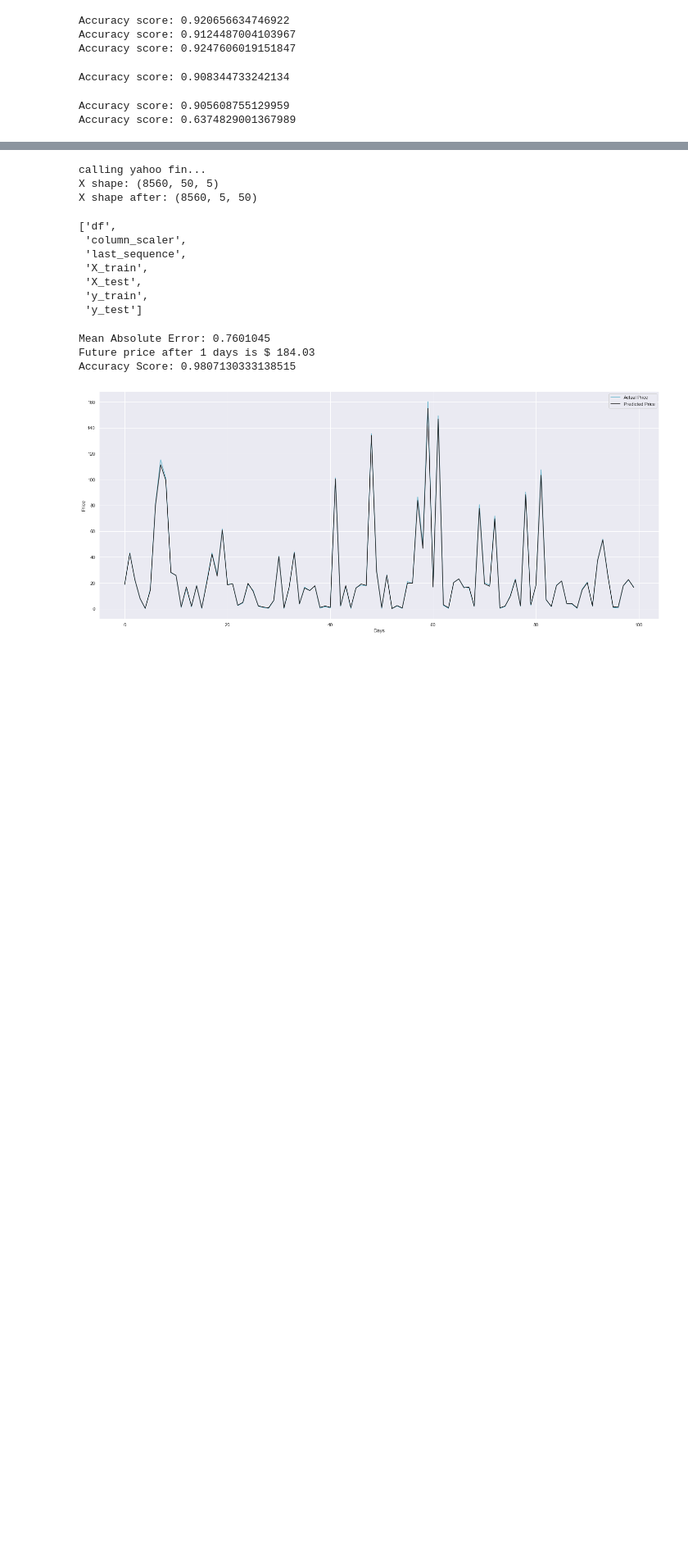
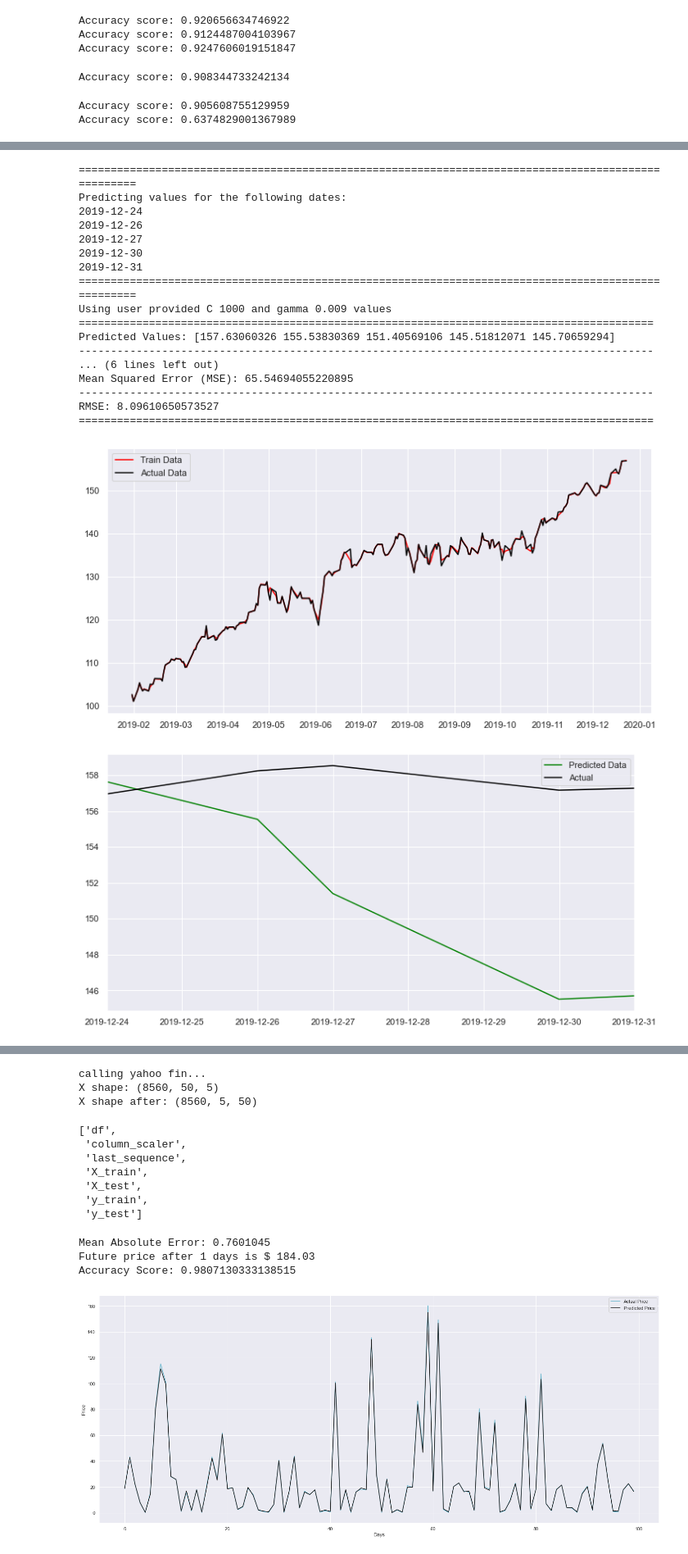
Before and after one commit to tedsmoore/njit-ml-project-spring-2020, a Jupyter notebook: notebooks/a-all.ipynb, the cells around one changed output, grey strips where cells are left out. Shown at 82% size. Cells and saved outputs as stored; diff of their text form; code cells hidden in the pictures; blank space fills up the shorter version.

```diff
--- a/notebooks/a-all.ipynb
+++ b/notebooks/a-all.ipynb
@@ -1193,0 +1371,12 @@ Accuracy score: 0.6374829001367989
+# %%
+# This function was used to do a GridSearch for SVR. I was originally using it to calculate the best parameters if no specific features were provided.
+
+def svc_param_selection(X, y, nfolds, model):
+    Cs = [10, 100, 1000, 10000, 100000]
+    gammas = [0.00001, 0.0001, 0.001, 0.01, 0.1, 1]
+    param_grid = {'C': Cs, 'gamma' : gammas}
+    grid_search = GridSearchCV(svm.SVR(kernel=model), param_grid, cv=nfolds)
+    grid_search.fit(X, y)
+    grid_search.best_params_
+
+    return grid_search.best_params_
@@ -1193,0 +1659,22 @@ Accuracy score: 0.6374829001367989
+# %%
+predict_multiple_variables(MSFT,MSFT_dates,num_forecast_days=5, C_user= 1000, G_user=.009, model = 'rbf')
+# %% [output]
+====================================================================================================
+Predicting values for the following dates:
+2019-12-24
+2019-12-26
+2019-12-27
+2019-12-30
+2019-12-31
+====================================================================================================
+Using user provided C 1000 and gamma 0.009 values
+==========================================================================================
+Predicted Values: [157.63060326 155.53830369 151.40569106 145.51812071 145.70659294]
+------------------------------------------------------------------------------------------
+... (6 lines left out)
+Mean Squared Error (MSE): 65.54694055220895
+------------------------------------------------------------------------------------------
+RMSE: 8.09610650573527
+==========================================================================================
+[figure, added]
+[figure, added]
```
Also changed, not shown: parts of 56 cells of this notebook.
